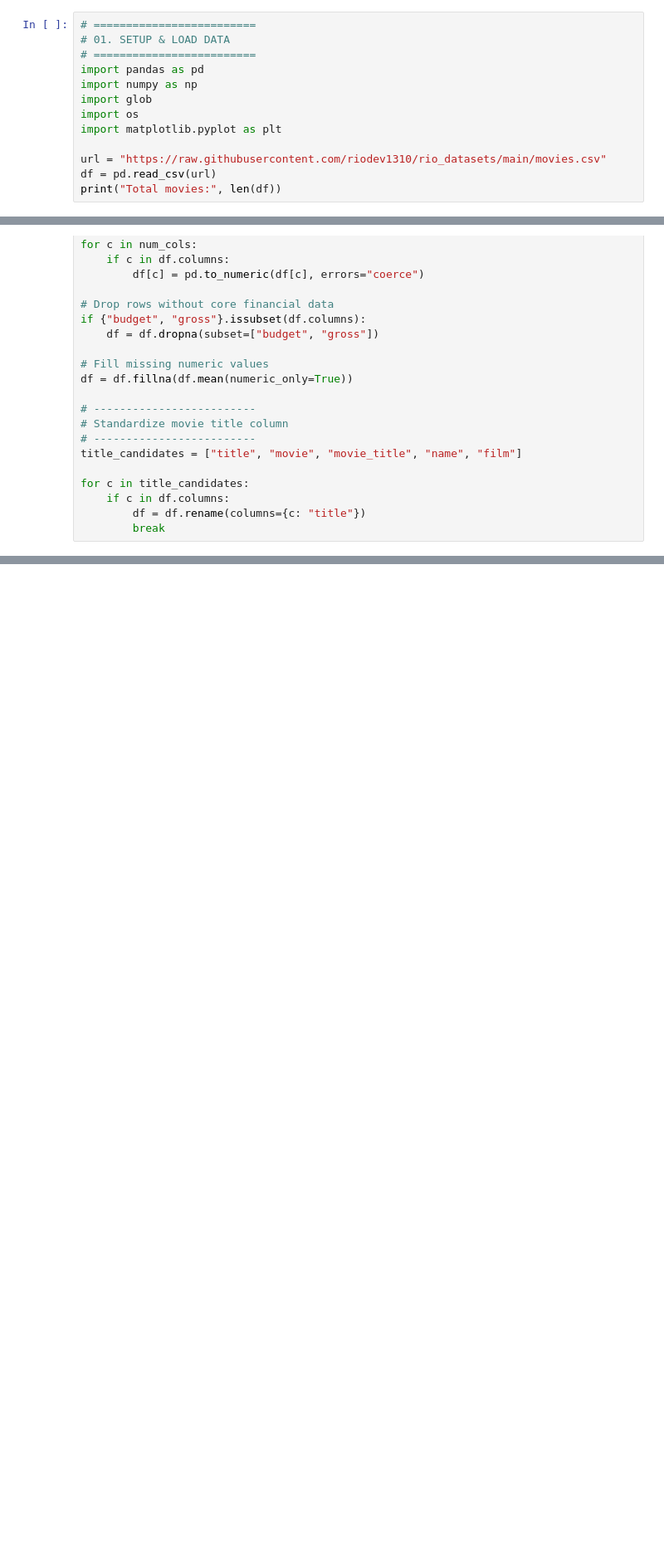
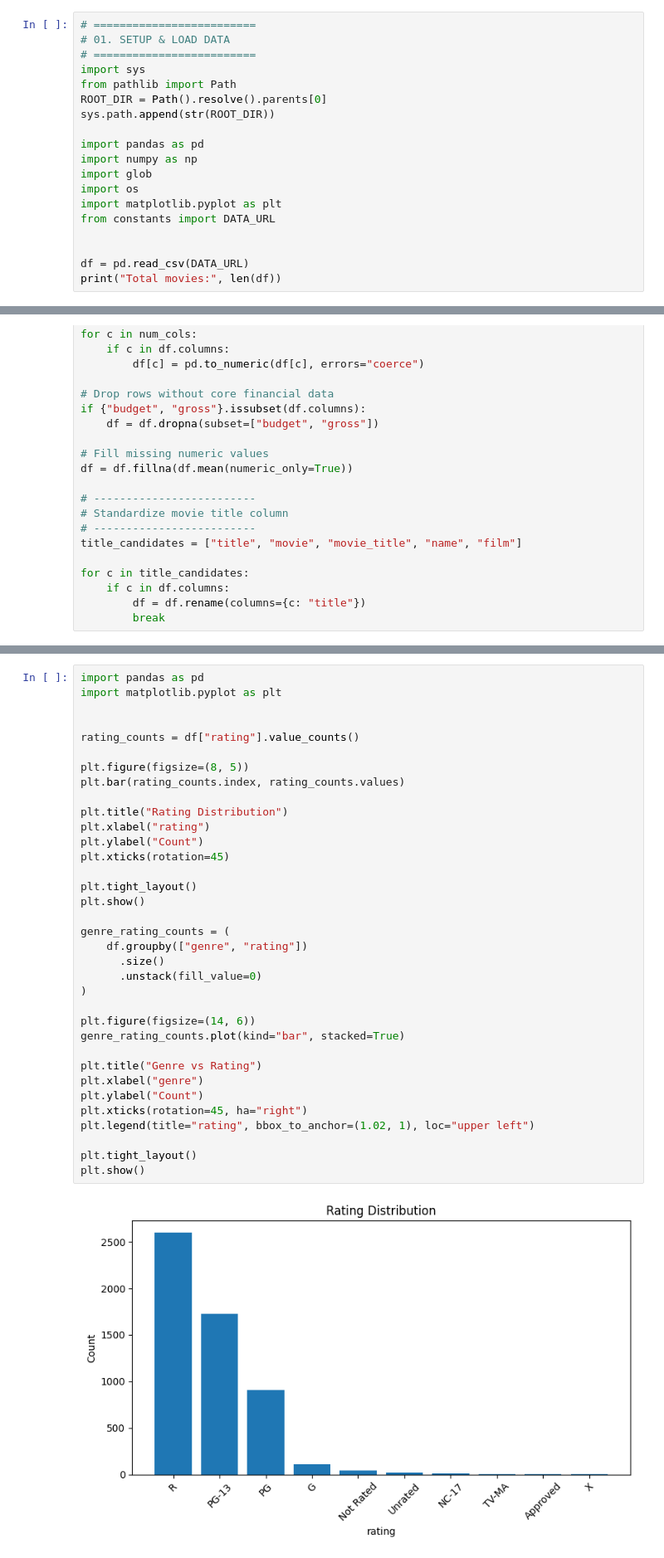
Before and after one commit to Austinohack/Final_project_cybersoft, a Jupyter notebook: analysis/movie_analysis.ipynb, the cells around one changed output, grey strips where cells are left out. Shown at 83% size. Cells and saved outputs as stored; diff of their text form; blank space fills up the shorter version.

```diff
--- a/analysis/movie_analysis.ipynb
+++ b/analysis/movie_analysis.ipynb
@@ -2,14 +2,20 @@
 # =========================
 # 01. SETUP & LOAD DATA
 # =========================
+import sys
+from pathlib import Path
+ROOT_DIR = Path().resolve().parents[0]
+sys.path.append(str(ROOT_DIR))
+
 import pandas as pd
 import numpy as np
 import glob
 import os
 import matplotlib.pyplot as plt
+from constants import DATA_URL
 
-url = "https://raw.githubusercontent.com/riodev1310/rio_datasets/main/movies.csv"
-df = pd.read_csv(url)
+
+df = pd.read_csv(DATA_URL)
 print("Total movies:", len(df))
 # %% [output]
 Total movies: 7668
@@ -42,0 +73,37 @@ for c in title_candidates:
+# %%
+import pandas as pd
+import matplotlib.pyplot as plt
+
+
+rating_counts = df["rating"].value_counts()
+
+plt.figure(figsize=(8, 5))
+plt.bar(rating_counts.index, rating_counts.values)
+
+plt.title("Rating Distribution")
+plt.xlabel("rating")
+plt.ylabel("Count")
+plt.xticks(rotation=45)
+
+plt.tight_layout()
+plt.show()
+
+genre_rating_counts = (
+    df.groupby(["genre", "rating"])
+      .size()
+      .unstack(fill_value=0)
+)
+
+plt.figure(figsize=(14, 6))
+genre_rating_counts.plot(kind="bar", stacked=True)
+
+plt.title("Genre vs Rating")
+plt.xlabel("genre")
+plt.ylabel("Count")
+plt.xticks(rotation=45, ha="right")
+plt.legend(title="rating", bbox_to_anchor=(1.02, 1), loc="upper left")
+
+plt.tight_layout()
+plt.show()
+# %% [output]
+[figure, added]
```
Also changed, not shown: parts of 2 cells of this notebook, 10 other files.
